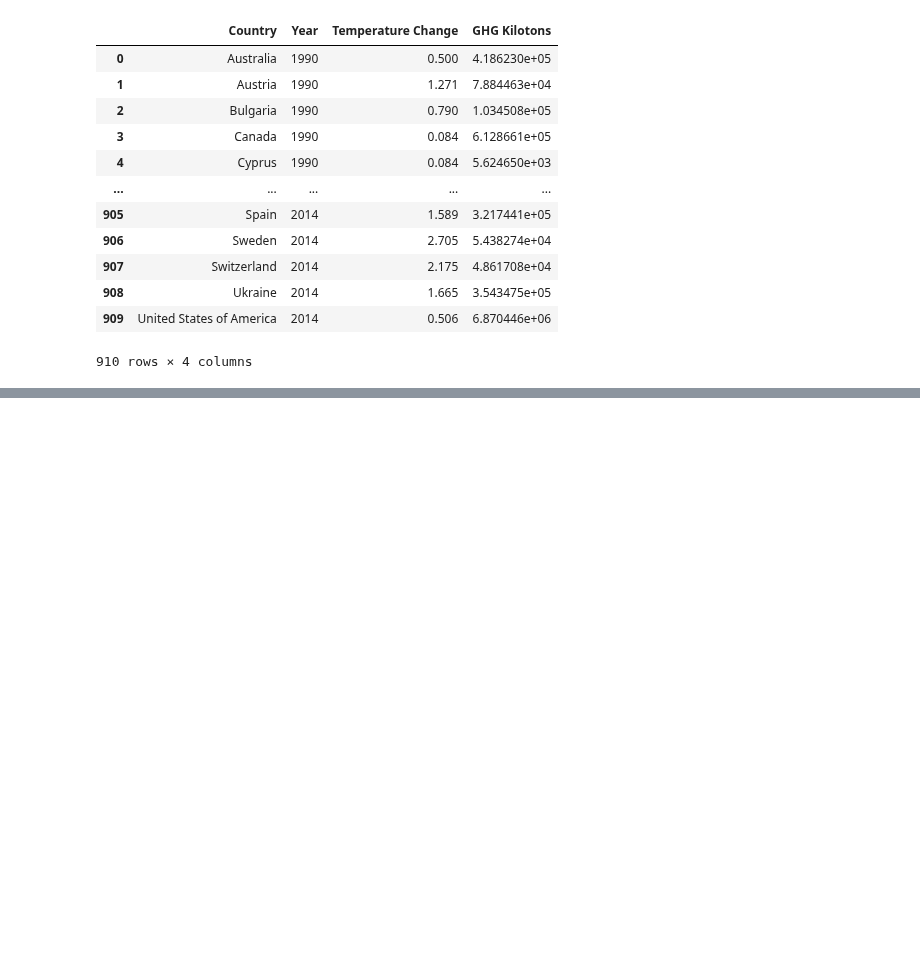
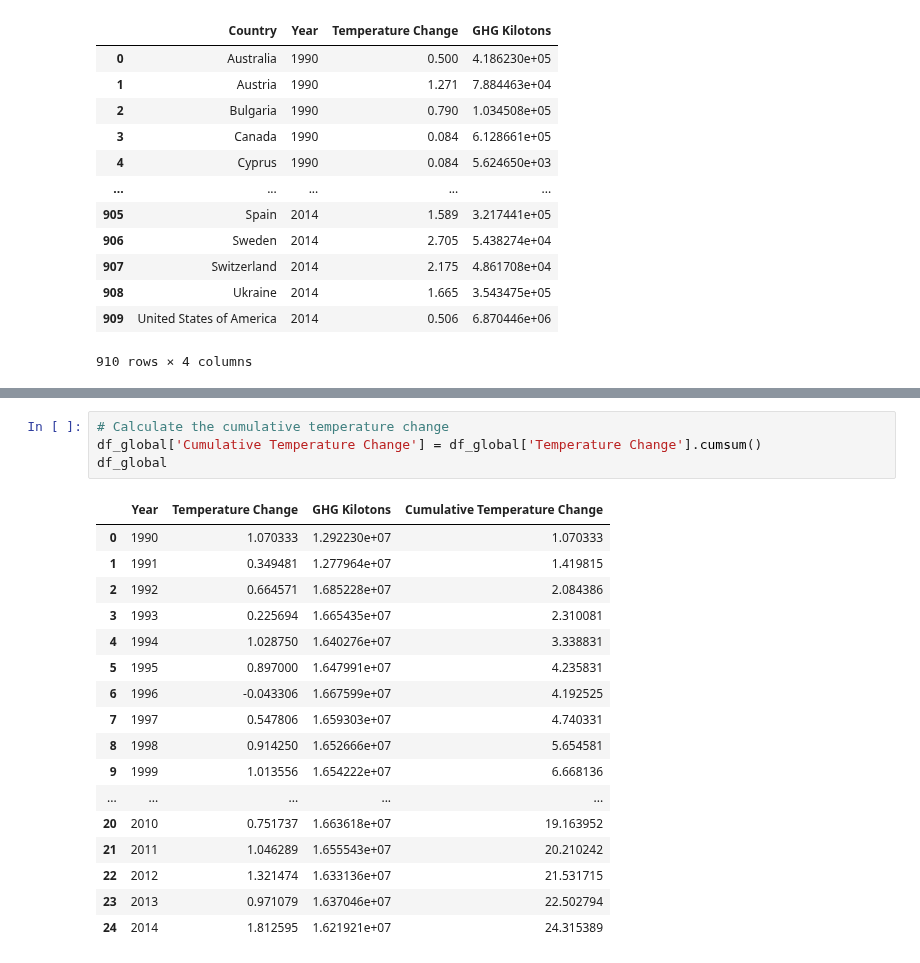
Before and after one commit to LaserLon/EDA, a Jupyter notebook: Project/EDA.ipynb, the cells around one changed output, grey strips where cells are left out. Cells and saved outputs as stored; diff of their text form; blank space fills up the shorter version.

```diff
--- a/Project/EDA.ipynb
+++ b/Project/EDA.ipynb
@@ -425,0 +482,22 @@ df_data.plot( figsize=(25,6))
+# %%
+# Calculate the cumulative temperature change
+df_global['Cumulative Temperature Change'] = df_global['Temperature Change'].cumsum()
+df_global
+# %% [output]
+|  | Year | Temperature Change | GHG Kilotons | Cumulative Temperature Change |
+| 0 | 1990 | 1.070333 | 1.292230e+07 | 1.070333 |
+| 1 | 1991 | 0.349481 | 1.277964e+07 | 1.419815 |
+| 2 | 1992 | 0.664571 | 1.685228e+07 | 2.084386 |
+| 3 | 1993 | 0.225694 | 1.665435e+07 | 2.310081 |
+| 4 | 1994 | 1.028750 | 1.640276e+07 | 3.338831 |
+| 5 | 1995 | 0.897000 | 1.647991e+07 | 4.235831 |
+| 6 | 1996 | -0.043306 | 1.667599e+07 | 4.192525 |
+| 7 | 1997 | 0.547806 | 1.659303e+07 | 4.740331 |
+| 8 | 1998 | 0.914250 | 1.652666e+07 | 5.654581 |
+| 9 | 1999 | 1.013556 | 1.654222e+07 | 6.668136 |
+| ... | ... | ... | ... | ... |
+| 20 | 2010 | 0.751737 | 1.663618e+07 | 19.163952 |
+| 21 | 2011 | 1.046289 | 1.655543e+07 | 20.210242 |
+| 22 | 2012 | 1.321474 | 1.633136e+07 | 21.531715 |
+| 23 | 2013 | 0.971079 | 1.637046e+07 | 22.502794 |
+| 24 | 2014 | 1.812595 | 1.621921e+07 | 24.315389 |
```
Also changed, not shown: parts of 6 cells of this notebook, 1 other file.
